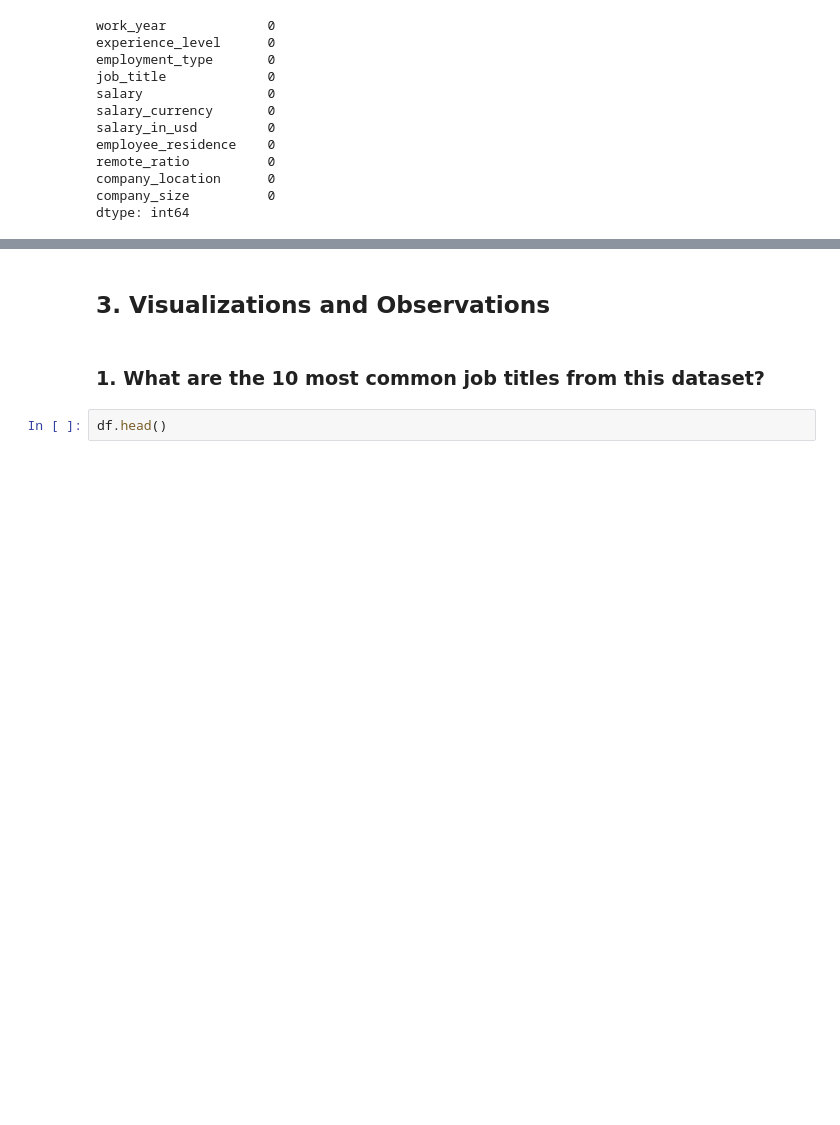
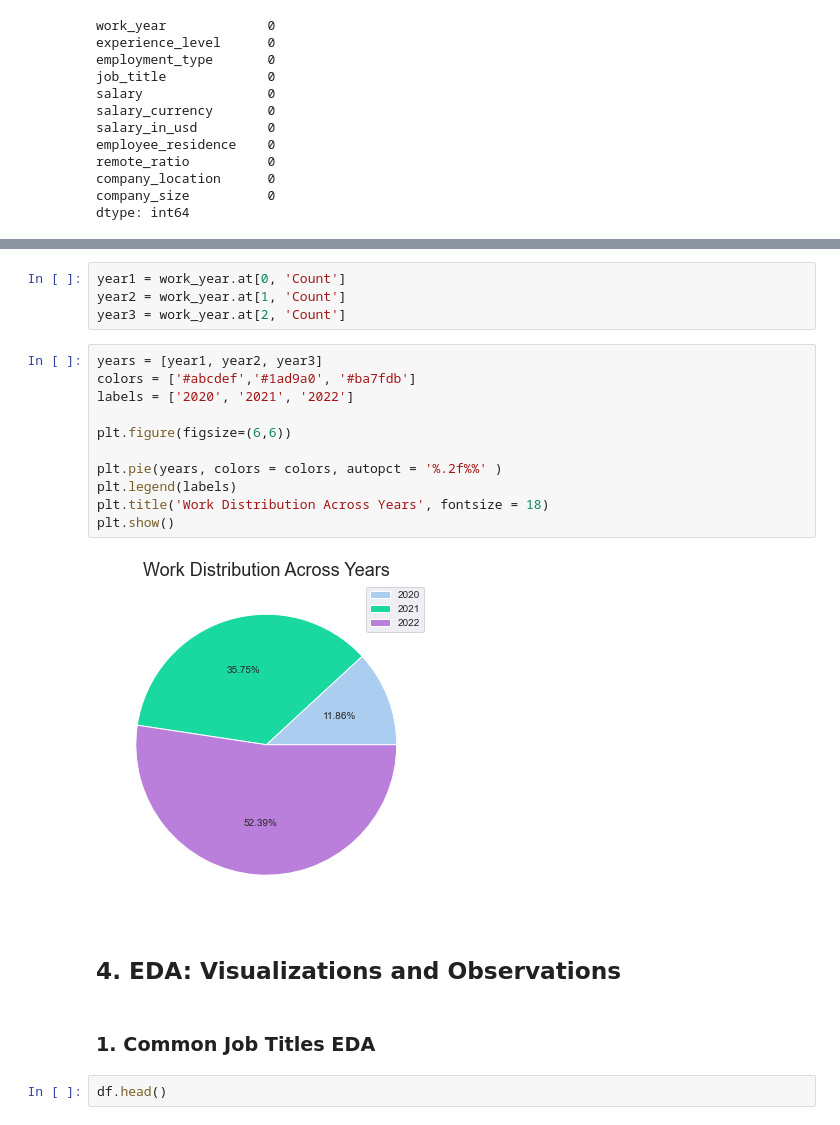
Before and after one commit to leena-kang/DS_Salary_EDA, a Jupyter notebook: EDA_Data_Salary.ipynb, the cells around one changed output, grey strips where cells are left out. Saved outputs shown, nothing was run; the diff lists cells and outputs as text; blank space fills up the shorter version.

```diff
--- a/EDA_Data_Salary.ipynb
+++ b/EDA_Data_Salary.ipynb
@@ -80,7 +113,24 @@ dtype: int64
+# %%
+year1 = work_year.at[0, 'Count']
+year2 = work_year.at[1, 'Count']
+year3 = work_year.at[2, 'Count']
+# %%
+years = [year1, year2, year3]
+colors = ['#abcdef','#1ad9a0', '#ba7fdb']
+labels = ['2020', '2021', '2022']
+
+plt.figure(figsize=(6,6))
+
+plt.pie(years, colors = colors, autopct = '%.2f%%' )
+plt.legend(labels)
+plt.title('Work Distribution Across Years', fontsize = 18)
+plt.show()
+# %% [output]
+[figure, added]
 # %% [markdown]
-## 3. Visualizations and Observations
+## 4. EDA: Visualizations and Observations
 # %% [markdown]
-### 1. What are the 10 most common job titles from this dataset?
+### 1. Common Job Titles EDA
 # %%
 df.head()
 # %% [output]
```
Also changed, not shown: parts of 16 cells of this notebook.
